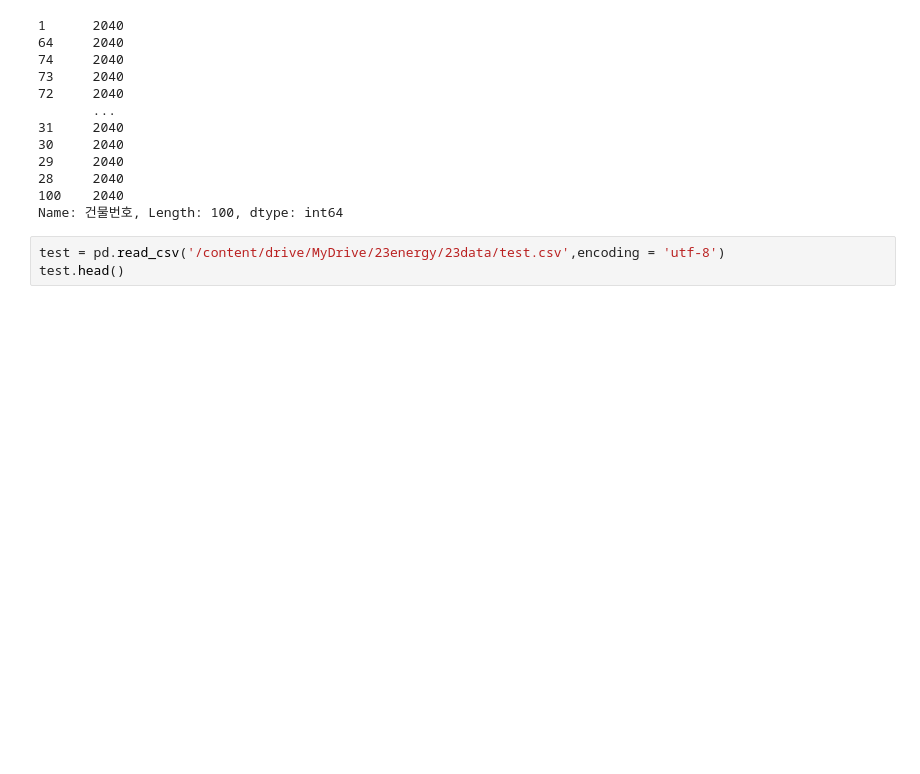
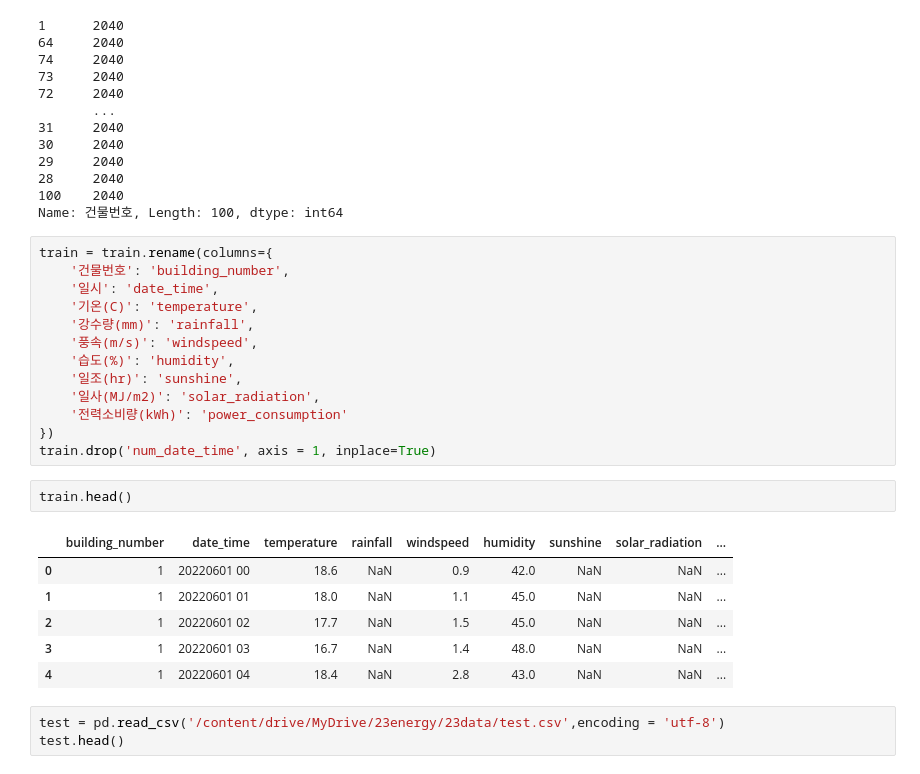
Before and after one commit to noweahc/energy, a Jupyter notebook: EDA.ipynb, the cells around one changed output. Cells and saved outputs as stored; diff of their text form; blank space fills up the shorter version.

```diff
--- a/EDA.ipynb
+++ b/EDA.ipynb
@@ -81,6 +81,28 @@ train['건물번호'].value_counts()
 28     2040
 100    2040
 Name: 건물번호, Length: 100, dtype: int64
+# %%
+train = train.rename(columns={
+    '건물번호': 'building_number',
+    '일시': 'date_time',
+    '기온(C)': 'temperature',
+    '강수량(mm)': 'rainfall',
+    '풍속(m/s)': 'windspeed',
+    '습도(%)': 'humidity',
+    '일조(hr)': 'sunshine',
+    '일사(MJ/m2)': 'solar_radiation',
+    '전력소비량(kWh)': 'power_consumption'
+})
+train.drop('num_date_time', axis = 1, inplace=True)
+# %%
+train.head()
+# %% [output]
+|  | building_number | date_time | temperature | rainfall | windspeed | humidity | sunshine | solar_radiation | ... |
+| 0 | 1 | 20220601 00 | 18.6 | NaN | 0.9 | 42.0 | NaN | NaN | ... |
+| 1 | 1 | 20220601 01 | 18.0 | NaN | 1.1 | 45.0 | NaN | NaN | ... |
+| 2 | 1 | 20220601 02 | 17.7 | NaN | 1.5 | 45.0 | NaN | NaN | ... |
+| 3 | 1 | 20220601 03 | 16.7 | NaN | 1.4 | 48.0 | NaN | NaN | ... |
+| 4 | 1 | 20220601 04 | 18.4 | NaN | 2.8 | 43.0 | NaN | NaN | ... |
 # %%
 test = pd.read_csv('/content/drive/MyDrive/23energy/23data/test.csv',encoding = 'utf-8')
 test.head()
```
Also changed, not shown: parts of 5 cells of this notebook.
